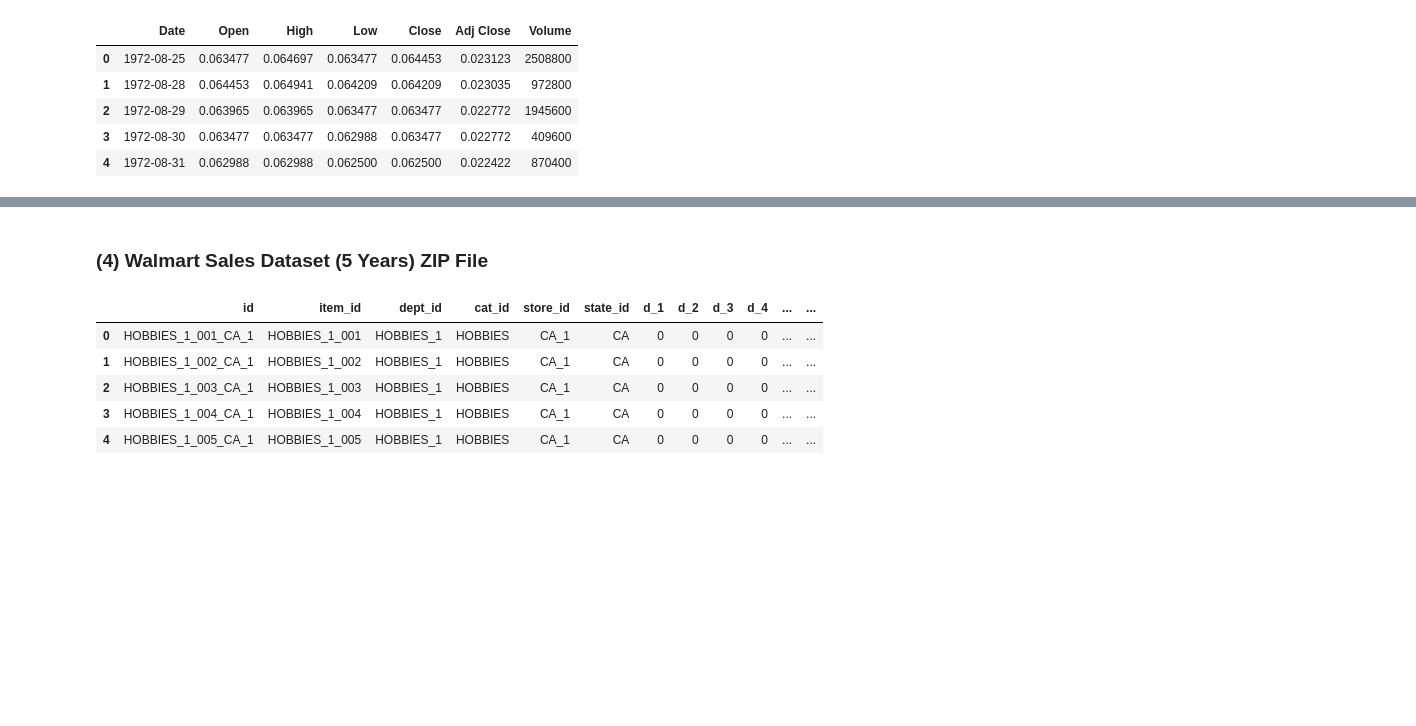
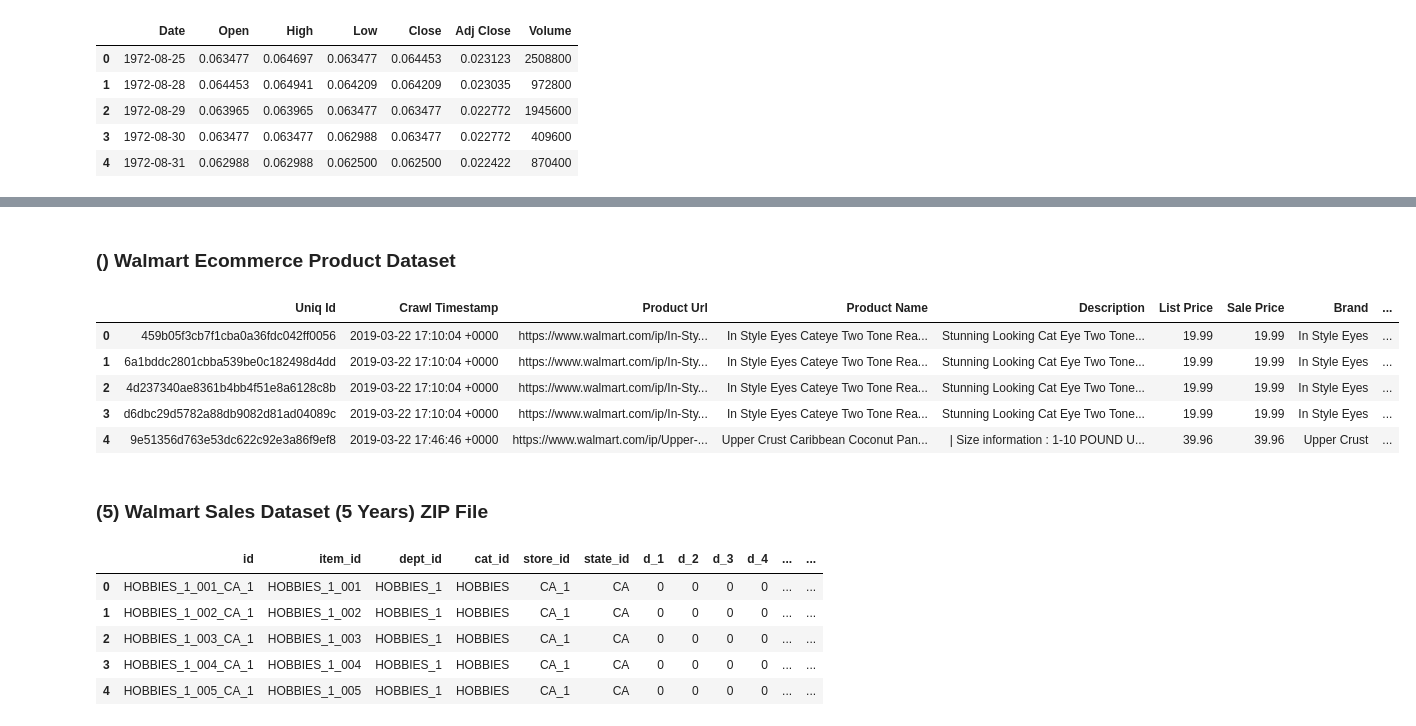
Before and after one commit to beckyydo/Walmart-2.0, a Jupyter notebook: extraction.ipynb, the cells around one changed output, grey strips where cells are left out. Cells and saved outputs as stored; diff of their text form; code cells hidden in the pictures; blank space fills up the shorter version.

```diff
--- a/extraction.ipynb
+++ b/extraction.ipynb
@@ -83,3 +110,19 @@ stock.head()
+# %% [markdown]
+### () Walmart Ecommerce Product Dataset
+# %%
+## WALMART PRODUCT ECOMMERCE DATASET
+
+# Read csv
+df_ecomm = pd.read_csv('Resources/walmart_com-ecommerce_product_details.csv')
+
+df_ecomm.head()
+# %% [output]
+|  | Uniq Id | Crawl Timestamp | Product Url | Product Name | Description | List Price | Sale Price | Brand | ... |
+| 0 | 459b05f3cb7f1cba0a36fdc042ff0056 | 2019-03-22 17:10:04 +0000 | https://www.walmart.com/ip/In-Sty... | In Style Eyes Cateye Two Tone Rea... | Stunning Looking Cat Eye Two Tone... | 19.99 | 19.99 | In Style Eyes | ... |
+| 1 | 6a1bddc2801cbba539be0c182498d4dd | 2019-03-22 17:10:04 +0000 | https://www.walmart.com/ip/In-Sty... | In Style Eyes Cateye Two Tone Rea... | Stunning Looking Cat Eye Two Tone... | 19.99 | 19.99 | In Style Eyes | ... |
+| 2 | 4d237340ae8361b4bb4f51e8a6128c8b | 2019-03-22 17:10:04 +0000 | https://www.walmart.com/ip/In-Sty... | In Style Eyes Cateye Two Tone Rea... | Stunning Looking Cat Eye Two Tone... | 19.99 | 19.99 | In Style Eyes | ... |
+| 3 | d6dbc29d5782a88db9082d81ad04089c | 2019-03-22 17:10:04 +0000 | https://www.walmart.com/ip/In-Sty... | In Style Eyes Cateye Two Tone Rea... | Stunning Looking Cat Eye Two Tone... | 19.99 | 19.99 | In Style Eyes | ... |
+| 4 | 9e51356d763e53dc622c92e3a86f9ef8 | 2019-03-22 17:46:46 +0000 | https://www.walmart.com/ip/Upper-... | Upper Crust Caribbean Coconut Pan... | | Size information : 1-10 POUND U... | 39.96 | 39.96 | Upper Crust | ... |
 # %% [markdown]
-### (4) Walmart Sales Dataset (5 Years) ZIP File
+### (5) Walmart Sales Dataset (5 Years) ZIP File
 # %%
```
Also changed, not shown: parts of 11 cells of this notebook, 4 other files.
